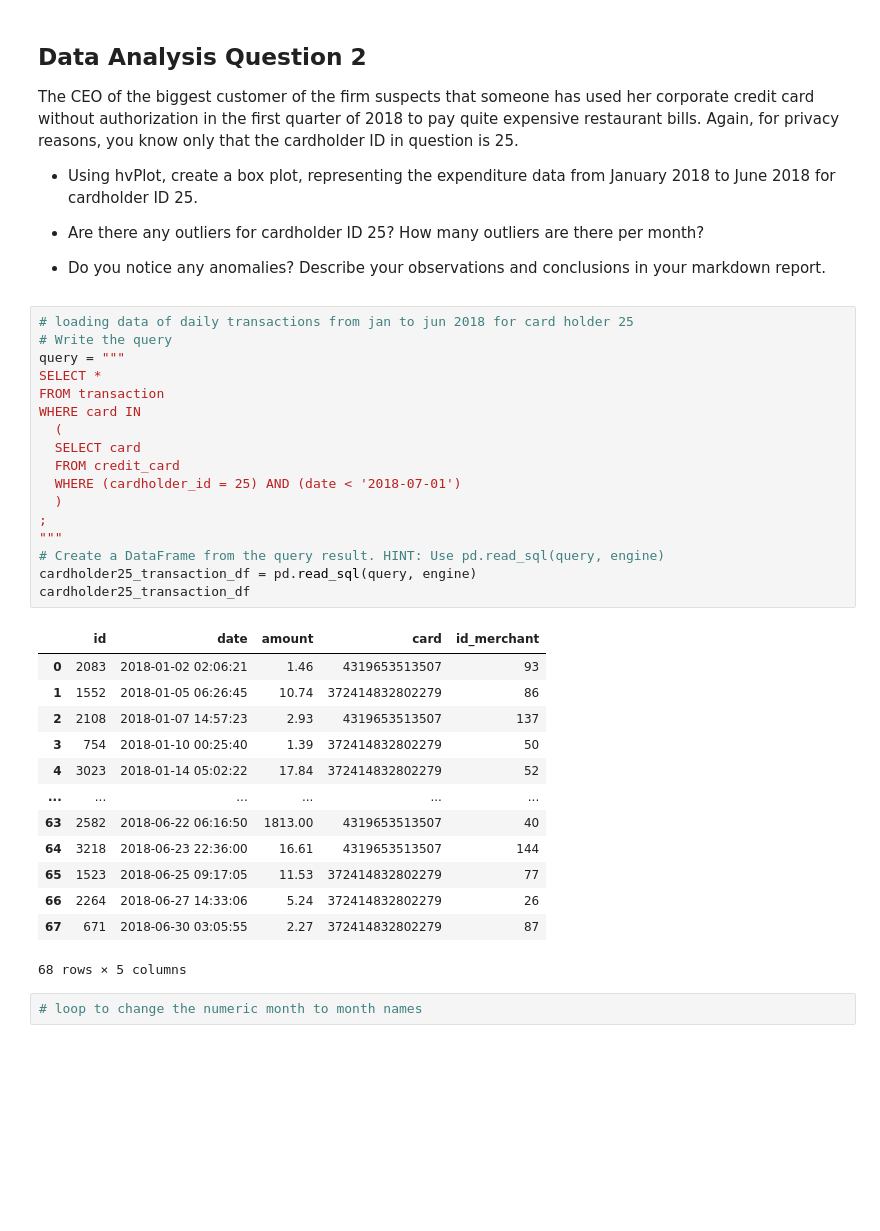
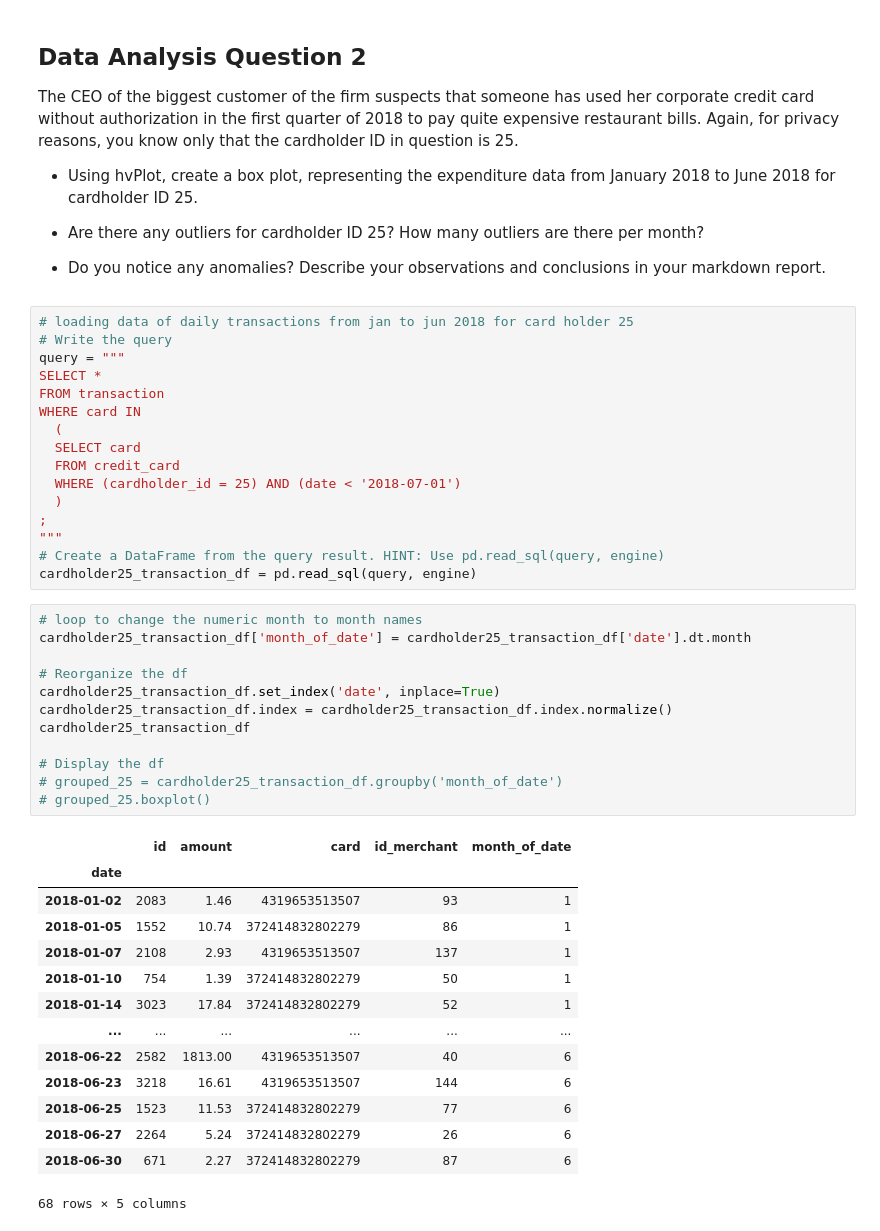
Before and after one commit to bweilers/SQL-homework, a Jupyter notebook: Starter_Files/visual_data_analysis.ipynb, the cells around one changed output. Saved outputs shown, nothing was run; the diff lists cells and outputs as text; blank space fills up the shorter version.

```diff
--- a/Starter_Files/visual_data_analysis.ipynb
+++ b/Starter_Files/visual_data_analysis.ipynb
@@ -143,20 +188,30 @@ WHERE card IN
 """
 # Create a DataFrame from the query result. HINT: Use pd.read_sql(query, engine)
 cardholder25_transaction_df = pd.read_sql(query, engine)
-cardholder25_transaction_df
-# %% [output]
-|  | id | date | amount | card | id_merchant |
-| 0 | 2083 | 2018-01-02 02:06:21 | 1.46 | 4319653513507 | 93 |
-| 1 | 1552 | 2018-01-05 06:26:45 | 10.74 | 372414832802279 | 86 |
-| 2 | 2108 | 2018-01-07 14:57:23 | 2.93 | 4319653513507 | 137 |
-| 3 | 754 | 2018-01-10 00:25:40 | 1.39 | 372414832802279 | 50 |
-| 4 | 3023 | 2018-01-14 05:02:22 | 17.84 | 372414832802279 | 52 |
-| ... | ... | ... | ... | ... | ... |
-| 63 | 2582 | 2018-06-22 06:16:50 | 1813.00 | 4319653513507 | 40 |
-| 64 | 3218 | 2018-06-23 22:36:00 | 16.61 | 4319653513507 | 144 |
-| 65 | 1523 | 2018-06-25 09:17:05 | 11.53 | 372414832802279 | 77 |
-| 66 | 2264 | 2018-06-27 14:33:06 | 5.24 | 372414832802279 | 26 |
-| 67 | 671 | 2018-06-30 03:05:55 | 2.27 | 372414832802279 | 87 |
-68 rows × 5 columns
-# %%
-# loop to change the numeric month to month names
+# %%
+# loop to change the numeric month to month names
+cardholder25_transaction_df['month_of_date'] = cardholder25_transaction_df['date'].dt.month
+
+# Reorganize the df
+cardholder25_transaction_df.set_index('date', inplace=True)
+cardholder25_transaction_df.index = cardholder25_transaction_df.index.normalize()
+cardholder25_transaction_df
+
+# Display the df
+# grouped_25 = cardholder25_transaction_df.groupby('month_of_date')
+# grouped_25.boxplot()
+# %% [output]
+|  | id | amount | card | id_merchant | month_of_date |
+| date |  |  |  |  |  |
+| 2018-01-02 | 2083 | 1.46 | 4319653513507 | 93 | 1 |
+| 2018-01-05 | 1552 | 10.74 | 372414832802279 | 86 | 1 |
+| 2018-01-07 | 2108 | 2.93 | 4319653513507 | 137 | 1 |
+| 2018-01-10 | 754 | 1.39 | 372414832802279 | 50 | 1 |
+| 2018-01-14 | 3023 | 17.84 | 372414832802279 | 52 | 1 |
+| ... | ... | ... | ... | ... | ... |
+| 2018-06-22 | 2582 | 1813.00 | 4319653513507 | 40 | 6 |
+| 2018-06-23 | 3218 | 16.61 | 4319653513507 | 144 | 6 |
+| 2018-06-25 | 1523 | 11.53 | 372414832802279 | 77 | 6 |
+| 2018-06-27 | 2264 | 5.24 | 372414832802279 | 26 | 6 |
+| 2018-06-30 | 671 | 2.27 | 372414832802279 | 87 | 6 |
+68 rows × 5 columns
```
Also changed, not shown: parts of 11 cells of this notebook.
